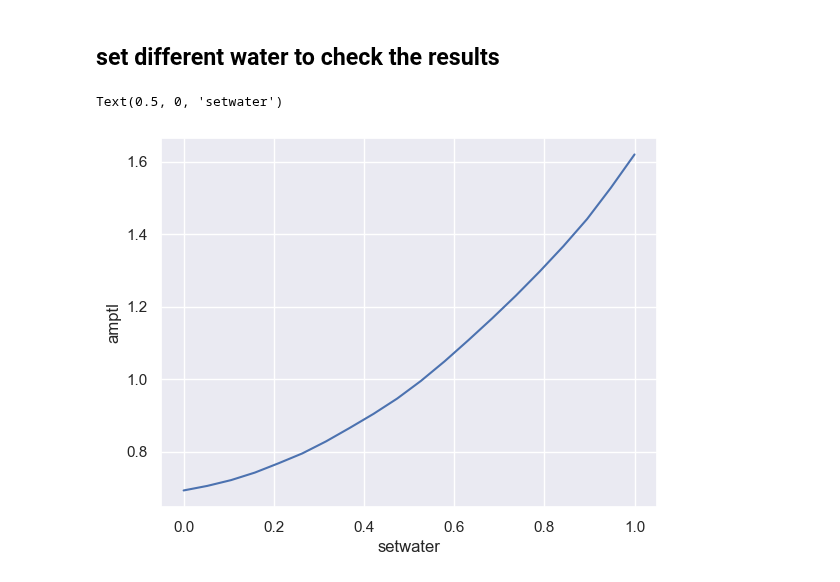
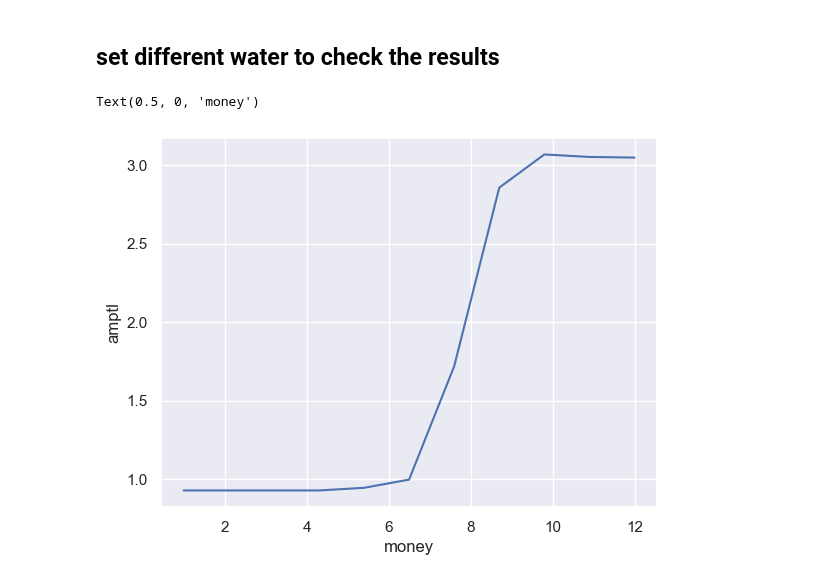
Before and after one commit to binomial-dimension/LosingMoney, a Jupyter notebook: trading/baseline.ipynb, the cells around one changed output. Cells and saved outputs as stored; diff of their text form; code cells hidden in the pictures.

```diff
--- a/trading/baseline.ipynb
+++ b/trading/baseline.ipynb
@@ -71,7 +74,7 @@ def set(x):
     rk = 1.0
     #print(wy_tradegy(1, 0.8, 1, 0.4, 0.5, 0.5, 0.5))
     for i in range(len(open_truth)):
-        amptl = wy_tradegy_int(high[i]+50, low[i]-50, high_truth[i], low_truth[i], open_truth[i], close_truth[i], x, 10000000)
+        amptl = wy_tradegy_int(high[i]+50, low[i]-50, high_truth[i], low_truth[i], open_truth[i], close_truth[i], 1.0, x)
         #amptl = wy_tradegy(open_truth[i] + (high[i] - low[i]) / 2, open_truth[i] - (high[i] - low[i]) / 2, high_truth[i], low_truth[i], open_truth[i], close_truth[i], 0.5)
         rk *=amptl
             # 万1.1手续费
@@ -79,9 +82,9 @@ def set(x):
 
     return rk
 # %%
-plt.plot(np.linspace(0,1,20), [set(x/100) for x in range(0,100,5)])
+plt.plot(np.linspace(1,12,11), [set(10**x) for x in range(1,12,1)])
 plt.ylabel('amptl')
-plt.xlabel('setwater')
+plt.xlabel('money')
 # %% [output]
-Text(0.5, 0, 'setwater')
+Text(0.5, 0, 'money')
-[figure, old version]
+[figure, new version]
```
Also changed, not shown: parts of 2 cells of this notebook, 1 other file.
